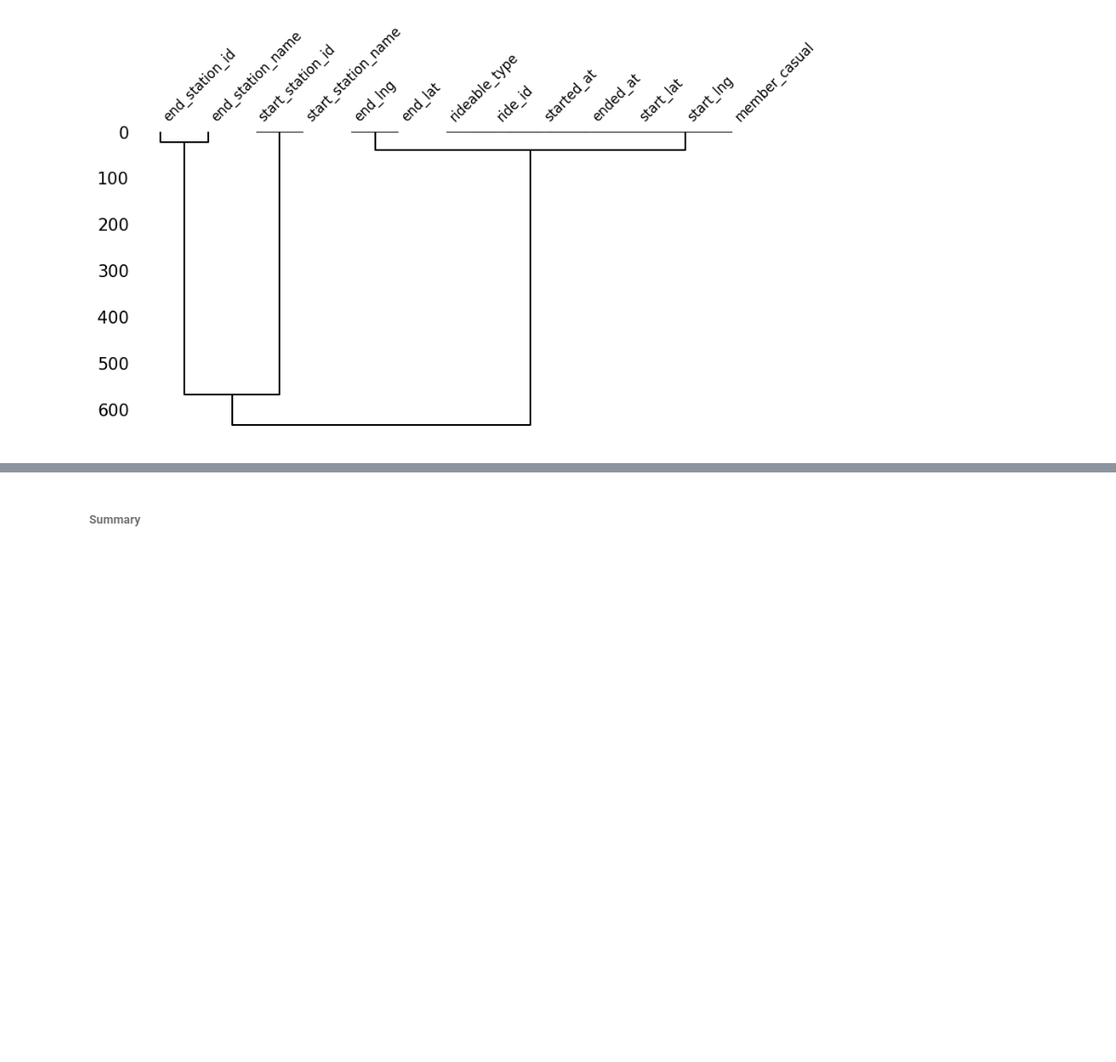
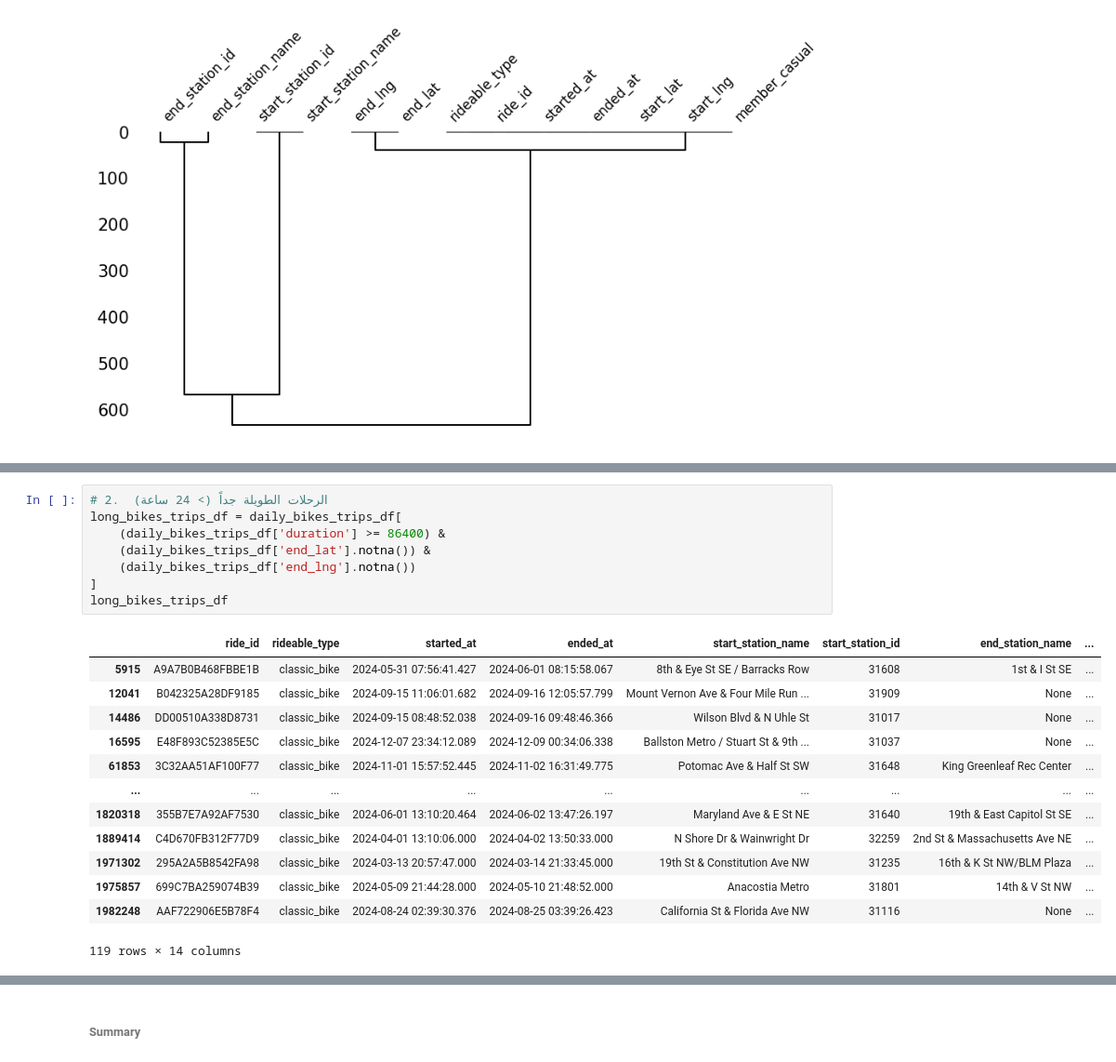
Before and after one commit to angiegh2002/capital-bike-diaries, a Jupyter notebook: DM_Homework.ipynb, the cells around one changed output, grey strips where cells are left out. Shown: that part at 93% size. Cells and saved outputs as stored; diff of their text form; blank space fills up the shorter version.

```diff
--- a/DM_Homework.ipynb
+++ b/DM_Homework.ipynb
@@ -270,0 +328,22 @@ msno.dendrogram(daily_bikes_trips_df,figsize=(10,5), fontsize=12)
+# %%
+# 2.  الرحلات الطويلة جداً (> 24 ساعة)
+long_bikes_trips_df = daily_bikes_trips_df[
+    (daily_bikes_trips_df['duration'] >= 86400) &
+    (daily_bikes_trips_df['end_lat'].notna()) &
+    (daily_bikes_trips_df['end_lng'].notna())
+]
+long_bikes_trips_df
+# %% [output]
+|  | ride_id | rideable_type | started_at | ended_at | start_station_name | start_station_id | end_station_name | ... |
+| 5915 | A9A7B0B468FBBE1B | classic_bike | 2024-05-31 07:56:41.427 | 2024-06-01 08:15:58.067 | 8th & Eye St SE / Barracks Row | 31608 | 1st & I St SE | ... |
+| 12041 | B042325A28DF9185 | classic_bike | 2024-09-15 11:06:01.682 | 2024-09-16 12:05:57.799 | Mount Vernon Ave & Four Mile Run ... | 31909 | None | ... |
+| 14486 | DD00510A338D8731 | classic_bike | 2024-09-15 08:48:52.038 | 2024-09-16 09:48:46.366 | Wilson Blvd & N Uhle St | 31017 | None | ... |
+| 16595 | E48F893C52385E5C | classic_bike | 2024-12-07 23:34:12.089 | 2024-12-09 00:34:06.338 | Ballston Metro / Stuart St & 9th ... | 31037 | None | ... |
+| 61853 | 3C32AA51AF100F77 | classic_bike | 2024-11-01 15:57:52.445 | 2024-11-02 16:31:49.775 | Potomac Ave & Half St SW | 31648 | King Greenleaf Rec Center | ... |
+| ... | ... | ... | ... | ... | ... | ... | ... | ... |
+| 1820318 | 355B7E7A92AF7530 | classic_bike | 2024-06-01 13:10:20.464 | 2024-06-02 13:47:26.197 | Maryland Ave & E St NE | 31640 | 19th & East Capitol St SE | ... |
+| 1889414 | C4D670FB312F77D9 | classic_bike | 2024-04-01 13:10:06.000 | 2024-04-02 13:50:33.000 | N Shore Dr & Wainwright Dr | 32259 | 2nd St & Massachusetts Ave NE | ... |
+| 1971302 | 295A2A5B8542FA98 | classic_bike | 2024-03-13 20:57:47.000 | 2024-03-14 21:33:45.000 | 19th St & Constitution Ave NW | 31235 | 16th & K St NW/BLM Plaza | ... |
+| 1975857 | 699C7BA259074B39 | classic_bike | 2024-05-09 21:44:28.000 | 2024-05-10 21:48:52.000 | Anacostia Metro | 31801 | 14th & V St NW | ... |
+| 1982248 | AAF722906E5B78F4 | classic_bike | 2024-08-24 02:39:30.376 | 2024-08-25 03:39:26.423 | California St & Florida Ave NW | 31116 | None | ... |
+119 rows × 14 columns
```
Also changed, not shown: parts of 125 cells of this notebook.
